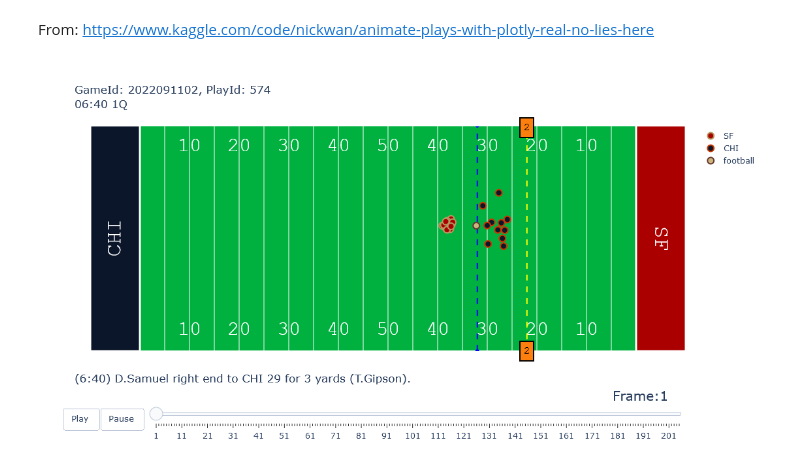
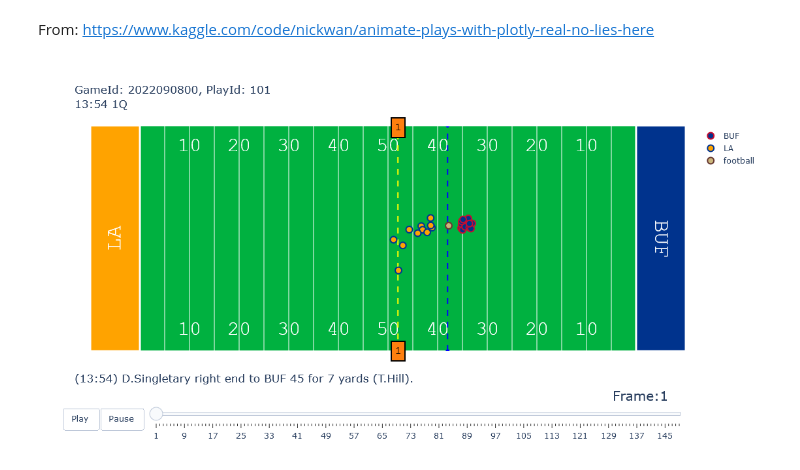
Before and after one commit to etienne-busnel/NFL-Big-Data-Bowl-2025, a Jupyter notebook: Play_Visualization.ipynb, the cells around one changed output. Saved outputs shown, nothing was run; the diff lists cells and outputs as text; code cells hidden in the pictures.

```diff
--- a/Play_Visualization.ipynb
+++ b/Play_Visualization.ipynb
@@ -356,11 +356,11 @@ plays = pd.read_csv('plays.csv')
 players = pd.read_csv('players.csv')
 tracking_df = pd.read_csv('tracking_week_1.csv')
 # %%
-gid = 2022091102
-pid = 574
+gid = 2022090800
+pid = 101
 
 animate_play(games=games, tracking_df=tracking_df,
              play_df=plays, players=players, gameId=gid,
              playId=pid)
 # %% [output]
-[figure, old version]
+[figure, new version]
```
Also changed, not shown: 6 other files.
